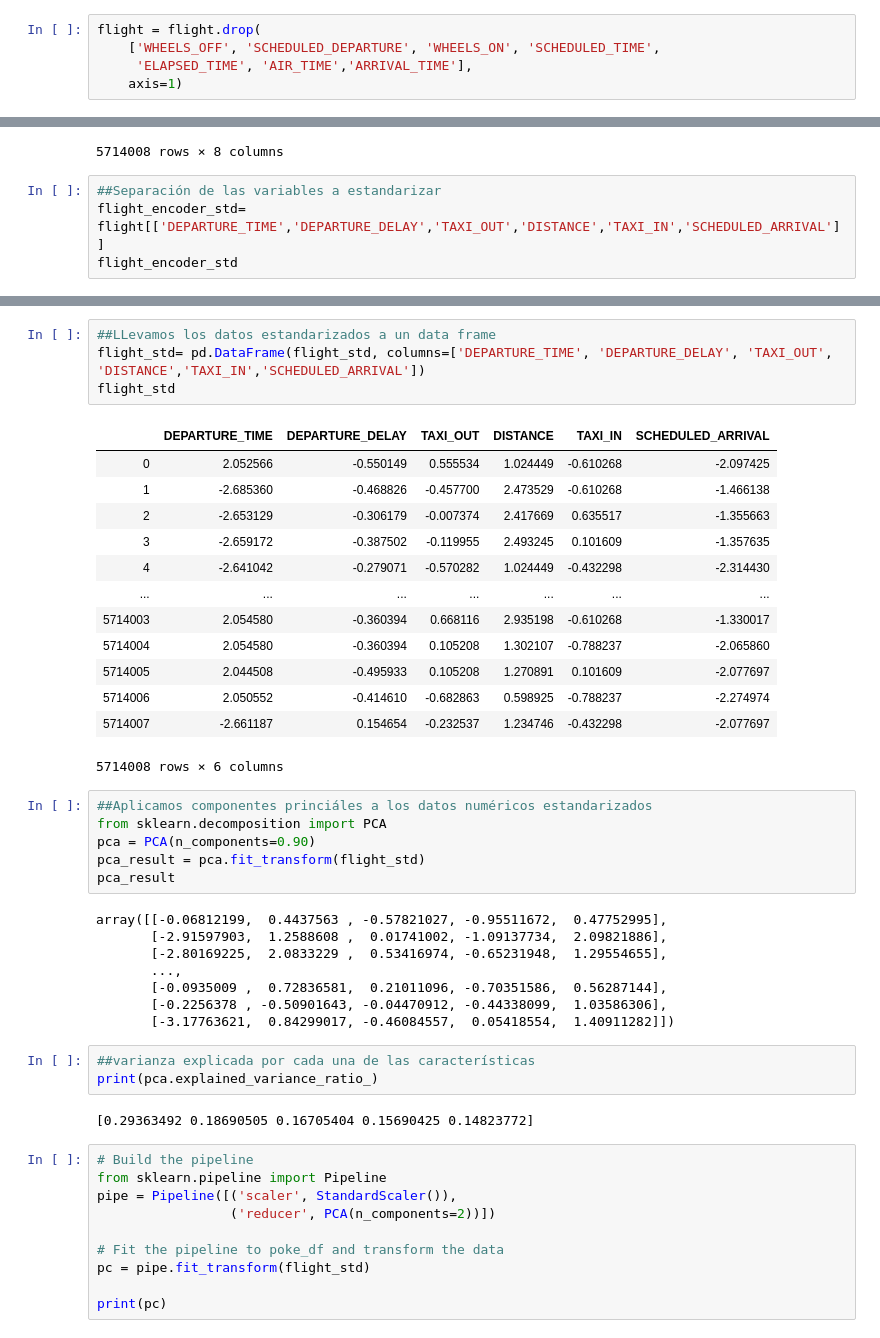
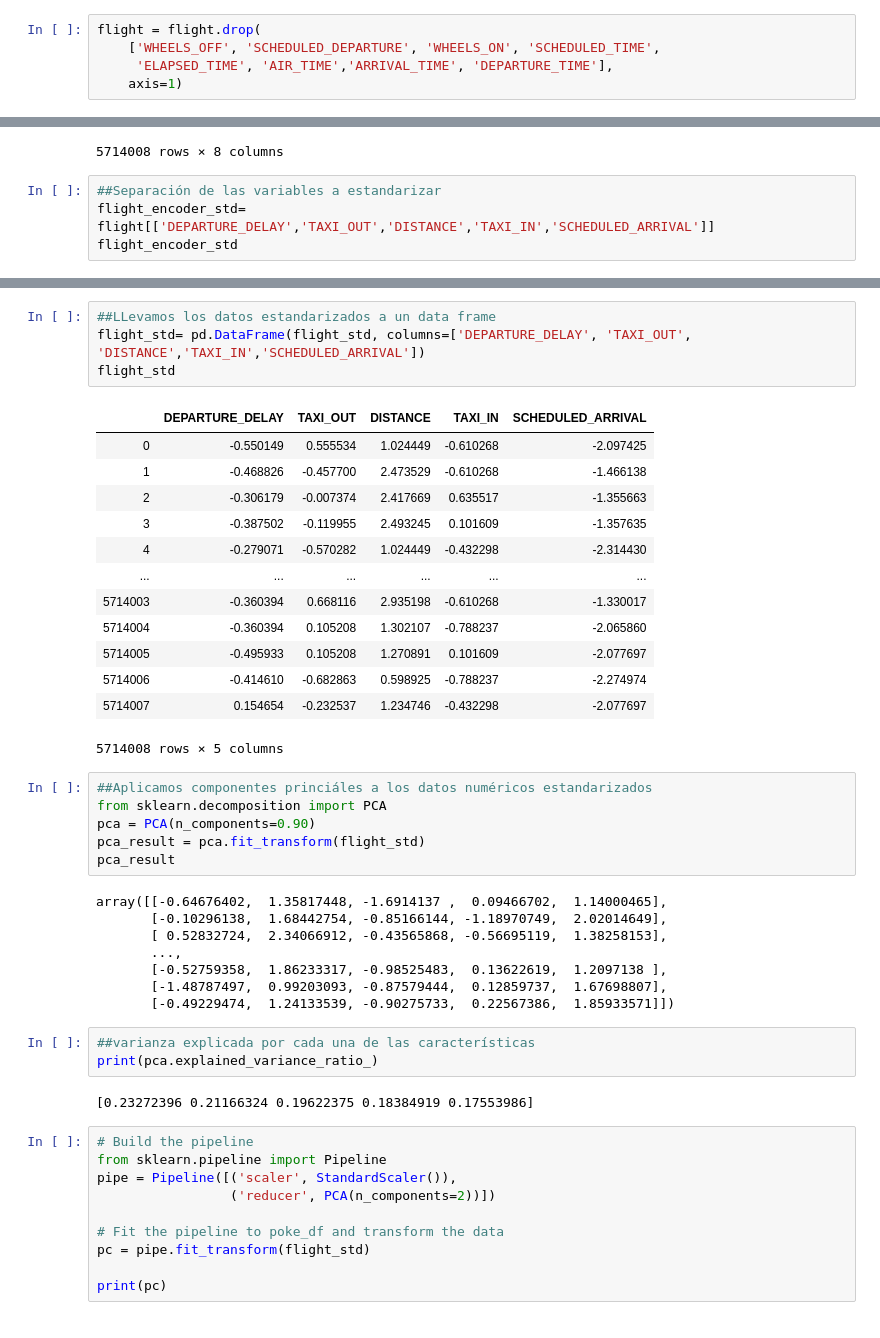
Before and after one commit to afarboledac/CRP_FLIGHT_DELAYS_ANALYSIS, a Jupyter notebook: TrabajoFinal.ipynb, the cells around one changed output, grey strips where cells are left out. Saved outputs shown, nothing was run; the diff lists cells and outputs as text.

```diff
--- a/TrabajoFinal.ipynb
+++ b/TrabajoFinal.ipynb
@@ -145,7 +145,7 @@ plt.show()
 # %%
 flight = flight.drop(
     ['WHEELS_OFF', 'SCHEDULED_DEPARTURE', 'WHEELS_ON', 'SCHEDULED_TIME',
-     'ELAPSED_TIME', 'AIR_TIME','ARRIVAL_TIME'],
+     'ELAPSED_TIME', 'AIR_TIME','ARRIVAL_TIME', 'DEPARTURE_TIME'],
     axis=1)
 # %%
 axis = plt.subplots(figsize=(20, 14))
@@ -192,6 +191,6 @@ flight_encoder_nostd
 5714008 rows × 8 columns
 # %%
 ##Separación de las variables a estandarizar
-flight_encoder_std= flight[['DEPARTURE_TIME','DEPARTURE_DELAY','TAXI_OUT','DISTANCE','TAXI_IN','SCHEDULED_ARRIVAL']]
+flight_encoder_std= flight[['DEPARTURE_DELAY','TAXI_OUT','DISTANCE','TAXI_IN','SCHEDULED_ARRIVAL']]
 flight_encoder_std
 # %% [output]
@@ -226,21 +225,21 @@ print(flight_std )
 # %%
 ##LLevamos los datos estandarizados a un data frame
-flight_std= pd.DataFrame(flight_std, columns=['DEPARTURE_TIME', 'DEPARTURE_DELAY', 'TAXI_OUT', 'DISTANCE','TAXI_IN','SCHEDULED_ARRIVAL'])
+flight_std= pd.DataFrame(flight_std, columns=['DEPARTURE_DELAY', 'TAXI_OUT', 'DISTANCE','TAXI_IN','SCHEDULED_ARRIVAL'])
 flight_std
 # %% [output]
-|  | DEPARTURE_TIME | DEPARTURE_DELAY | TAXI_OUT | DISTANCE | TAXI_IN | SCHEDULED_ARRIVAL |
-| 0 | 2.052566 | -0.550149 | 0.555534 | 1.024449 | -0.610268 | -2.097425 |
-| 1 | -2.685360 | -0.468826 | -0.457700 | 2.473529 | -0.610268 | -1.466138 |
-| 2 | -2.653129 | -0.306179 | -0.007374 | 2.417669 | 0.635517 | -1.355663 |
-| 3 | -2.659172 | -0.387502 | -0.119955 | 2.493245 | 0.101609 | -1.357635 |
-| 4 | -2.641042 | -0.279071 | -0.570282 | 1.024449 | -0.432298 | -2.314430 |
-| ... | ... | ... | ... | ... | ... | ... |
-| 5714003 | 2.054580 | -0.360394 | 0.668116 | 2.935198 | -0.610268 | -1.330017 |
-| 5714004 | 2.054580 | -0.360394 | 0.105208 | 1.302107 | -0.788237 | -2.065860 |
-| 5714005 | 2.044508 | -0.495933 | 0.105208 | 1.270891 | 0.101609 | -2.077697 |
-| 5714006 | 2.050552 | -0.414610 | -0.682863 | 0.598925 | -0.788237 | -2.274974 |
-| 5714007 | -2.661187 | 0.154654 | -0.232537 | 1.234746 | -0.432298 | -2.077697 |
+|  | DEPARTURE_DELAY | TAXI_OUT | DISTANCE | TAXI_IN | SCHEDULED_ARRIVAL |
+| 0 | -0.550149 | 0.555534 | 1.024449 | -0.610268 | -2.097425 |
+| 1 | -0.468826 | -0.457700 | 2.473529 | -0.610268 | -1.466138 |
+| 2 | -0.306179 | -0.007374 | 2.417669 | 0.635517 | -1.355663 |
+| 3 | -0.387502 | -0.119955 | 2.493245 | 0.101609 | -1.357635 |
+| 4 | -0.279071 | -0.570282 | 1.024449 | -0.432298 | -2.314430 |
+| ... | ... | ... | ... | ... | ... |
+| 5714003 | -0.360394 | 0.668116 | 2.935198 | -0.610268 | -1.330017 |
+| 5714004 | -0.360394 | 0.105208 | 1.302107 | -0.788237 | -2.065860 |
+| 5714005 | -0.495933 | 0.105208 | 1.270891 | 0.101609 | -2.077697 |
+| 5714006 | -0.414610 | -0.682863 | 0.598925 | -0.788237 | -2.274974 |
+| 5714007 | 0.154654 | -0.232537 | 1.234746 | -0.432298 | -2.077697 |
-5714008 rows × 6 columns
+5714008 rows × 5 columns
 # %%
 ##Aplicamos componentes princiáles a los datos numéricos estandarizados
 from sklearn.decomposition import PCA
@@ -248,18 +247,18 @@ pca = PCA(n_components=0.90)
 pca_result = pca.fit_transform(flight_std)
 pca_result
 # %% [output]
-array([[-0.06812199,  0.4437563 , -0.57821027, -0.95511672,  0.47752995],
-       [-2.91597903,  1.2588608 ,  0.01741002, -1.09137734,  2.09821886],
-       [-2.80169225,  2.0833229 ,  0.53416974, -0.65231948,  1.29554655],
+array([[-0.64676402,  1.35817448, -1.6914137 ,  0.09466702,  1.14000465],
+       [-0.10296138,  1.68442754, -0.85166144, -1.18970749,  2.02014649],
+       [ 0.52832724,  2.34066912, -0.43565868, -0.56695119,  1.38258153],
        ...,
-       [-0.0935009 ,  0.72836581,  0.21011096, -0.70351586,  0.56287144],
-       [-0.2256378 , -0.50901643, -0.04470912, -0.44338099,  1.03586306],
-       [-3.17763621,  0.84299017, -0.46084557,  0.05418554,  1.40911282]])
+       [-0.52759358,  1.86233317, -0.98525483,  0.13622619,  1.2097138 ],
+       [-1.48787497,  0.99203093, -0.87579444,  0.12859737,  1.67698807],
+       [-0.49229474,  1.24133539, -0.90275733,  0.22567386,  1.85933571]])
 # %%
 ##varianza explicada por cada una de las características
 print(pca.explained_variance_ratio_)
 # %% [output]
-[0.29363492 0.18690505 0.16705404 0.15690425 0.14823772]
+[0.23272396 0.21166324 0.19622375 0.18384919 0.17553986]
 # %%
 # Build the pipeline
 from sklearn.pipeline import Pipeline
```
Also changed, not shown: parts of 10 cells of this notebook.
